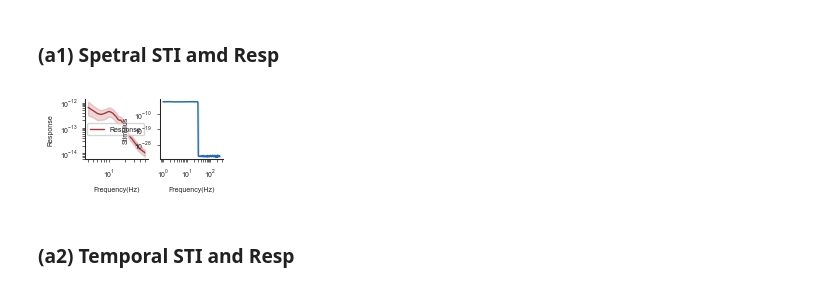
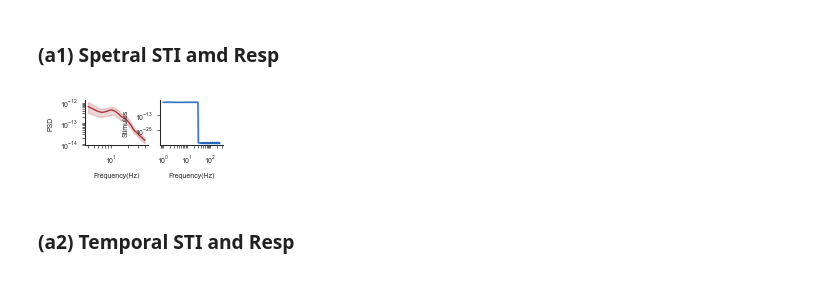
Before and after one commit to shinanlin/WN-BCI, a Jupyter notebook: plotFigure/mainFig1-info.ipynb, the cells around one changed output. Saved outputs shown, nothing was run; the diff lists cells and outputs as text; code cells hidden in the pictures.

```diff
--- a/plotFigure/mainFig1-info.ipynb
+++ b/plotFigure/mainFig1-info.ipynb
@@ -45,7 +45,7 @@ subs = os.listdir(add)
 
 for sub in subs:
     subFolder = add+os.sep+sub
-    if os.path.exists(subFolder+os.sep+'info.csv'):
+    if os.path.exists(subFolder+os.sep+'NaB_info.csv'):
         f = pd.read_csv(subFolder+os.sep+'info.csv')
         capacity.append(f)
 
@@ -92,30 +87,30 @@ xX = model.enhancer.transform(X)
 # %% [markdown]
 ### (a1) Spetral STI amd Resp
 # %%
-fig, (ax,ax1) = plt.subplots(1,2,figsize=(4.5*cm, 2*cm))
+fig, (ax,ax1) = plt.subplots(1,2,figsize=(4.5*cm, 1.5*cm))
 
 sns.set_theme(style='ticks', font='Arial', rc={"lines.linewidth": 1, 'font.size': 5, 'legend.fontsize': 5, 'legend.title_fontsize': 5, 'axes.labelsize': 5, 'xtick.labelsize': 5, 'ytick.labelsize': 5, })
 
-sns.lineplot(data=capacity[(capacity.f>3)&(capacity.f<50)], x='f', y='X', ax=ax,label='Response',color=red)
+sns.lineplot(data=capacity[(capacity.f>3)&(capacity.f<40)], x='f', y='X', ax=ax,color=red)
 sns.lineplot(data=capacity, x='f', y='STI', ax=ax1,color=blue)
 
-ax.set_ylabel('Response')
+ax.set_ylabel('PSD')
 ax1.set_ylabel('Stimulus')
 
 for ax in fig.axes:
 
     ax.tick_params(labelsize=5, width=0.5, length=2, which='both')
     plt.setp(ax.spines.values(), linewidth=0.75)
 
     ax.set_xlabel('Frequency(Hz)')
     ax.set_yscale('log')
     ax.set_xscale('log')
 
 sns.despine()
 fig.savefig('../images/mainFig1/fig1a1.png',dpi=300,bbox_inches='tight')
 fig.savefig('../images/mainFig1/fig1a1.svg',dpi=300,bbox_inches='tight')
 # %% [output]
-[figure, old version]
+[figure, new version]
 # %% [markdown]
 ### (a2) Temporal STI and Resp
 # %%
```
Also changed, not shown: parts of 10 cells of this notebook, 32 other files.
